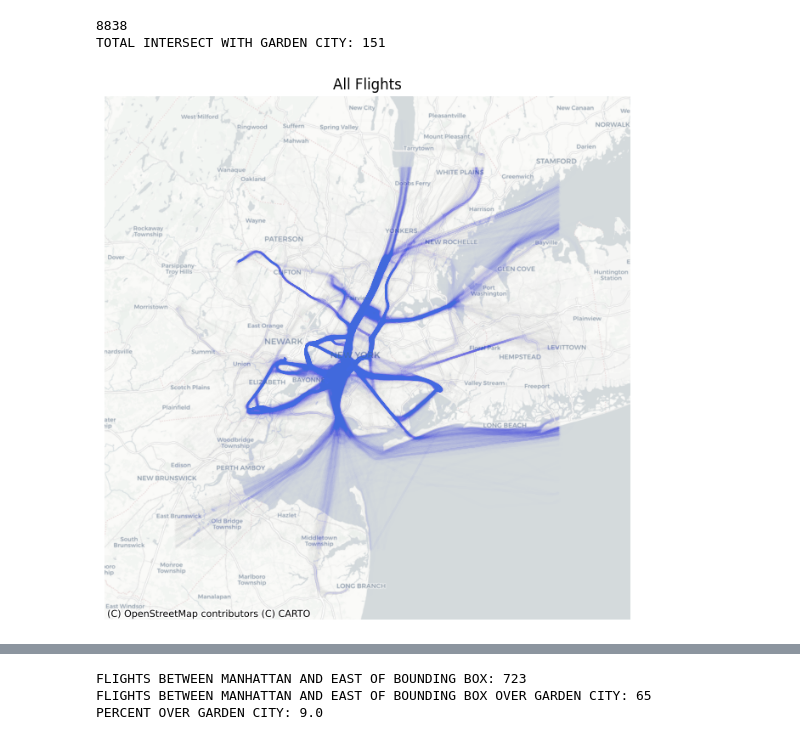
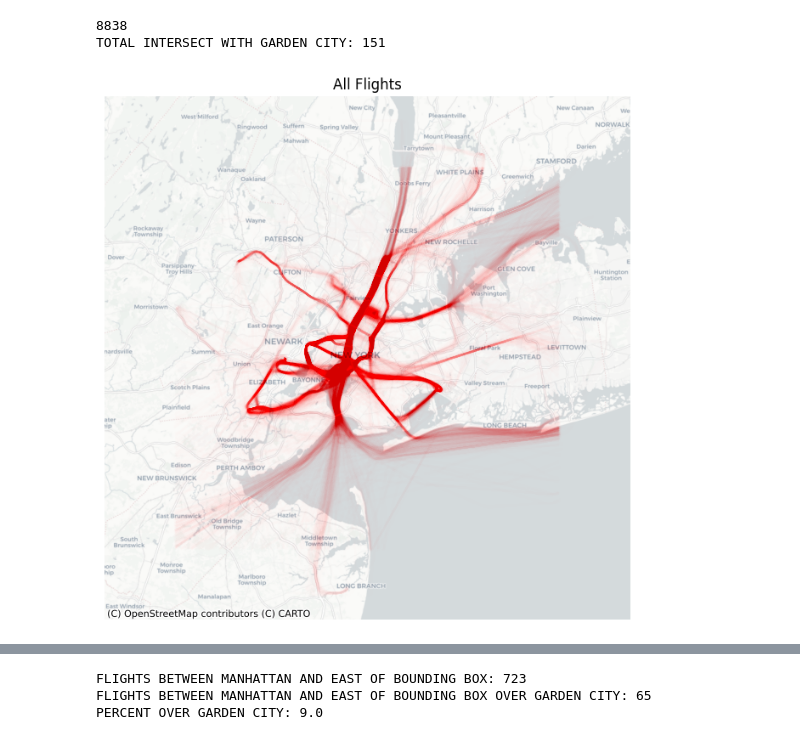
Before and after one commit to NewYorkCityCouncil/helicopter-webpage, a Jupyter notebook: code/03_reinvestigate_flights.ipynb, the cells around one changed output, grey strips where cells are left out. Drawn from its saved outputs; the diff is of its cells as text; code cells hidden in the pictures.

```diff
--- a/code/03_reinvestigate_flights.ipynb
+++ b/code/03_reinvestigate_flights.ipynb
@@ -144,25 +145,25 @@ TOTAL INTERSECT WITH GARDEN CITY: 151
 # %%
 flight_lines_for_map = flights.to_crs(epsg=3857)
 
 fig, ax = plt.subplots(figsize=(8,8))
 
 flight_lines_for_map.plot(
     ax=ax,
     linewidth=2,
-    color="royalblue",
+    color="red",
     alpha=0.005
 )
 
 cx.add_basemap(
     ax,
     source=cx.providers.CartoDB.Positron  # clean NYC basemap
 )
 
 ax.set_axis_off()
 ax.set_title("All Flights")
 plt.show()
 # %% [output]
-[figure, old version]
+[figure, new version]
 # %%
 # Map just flights that enter or exit the East side of bounding box
 flights_east = flights[(flights['flight_start_bbox_edge'] == 'E') | (flights['flight_end_bbox_edge'] == 'E')]
```
Also changed, not shown: parts of 3 cells of this notebook.
